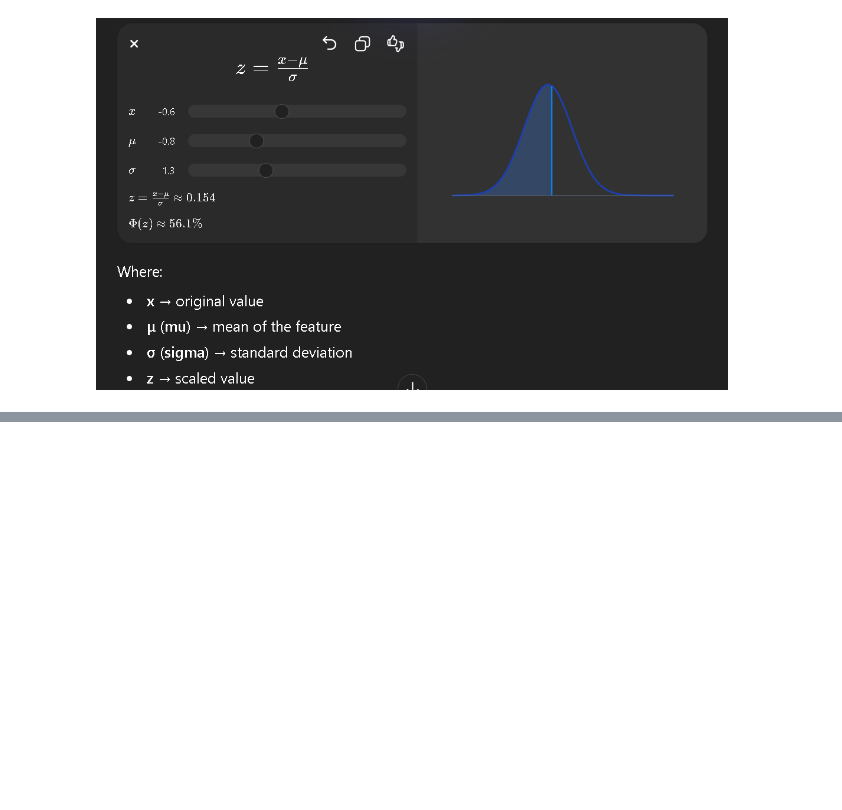
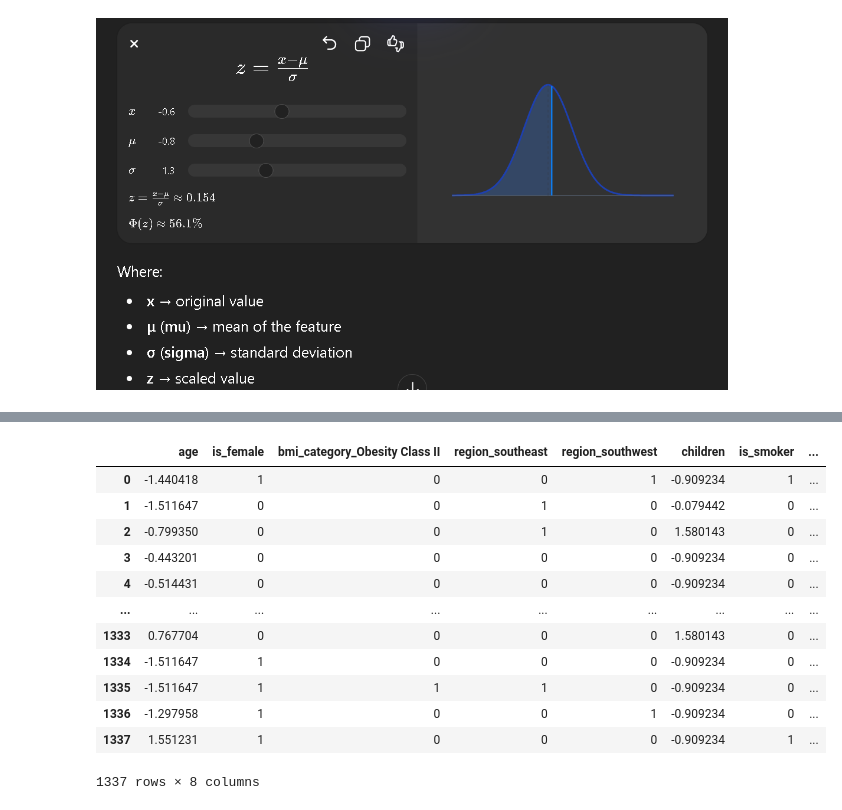
Before and after one commit to Anannya-Vyas/MACHINE-LEARNING-FROM-SCRATCH-, a Jupyter notebook: Machine_Learning_PART1.ipynb, the cells around one changed output, grey strips where cells are left out. Drawn from its saved outputs; the diff is of its cells as text; code cells hidden in the pictures; blank space fills up the shorter version.

Commit message:
module 1 done with eda data cleaning and feature scaling and feature engineering

```diff
--- a/Machine_Learning_PART1.ipynb
+++ b/Machine_Learning_PART1.ipynb
@@ -580,0 +697,11 @@ df_cleaned[cols] = scaler.fit_transform(df_cleaned[cols])
+# %%
+# Categorize 'charges' into 'Low', 'Medium', 'High' based on quantiles
+df_cleaned['charges_category'] = pd.qcut(df_cleaned['charges'],
+                                        q=3,
+                                        labels=['Low', 'Medium', 'High'])
+
+# Display the value counts for the new category to check distribution
+display(df_cleaned['charges_category'].value_counts())
+
+# Display the head of the DataFrame with the new column
+display(df_cleaned.head())
@@ -580,0 +721,18 @@ df_cleaned[cols] = scaler.fit_transform(df_cleaned[cols])
+# %%
+final_df=df_cleaned[['age','is_female','bmi_category_Obesity Class II', 'region_southeast',"region_southwest", 'children', 'is_smoker', 'charges']]
+# %%
+final_df
+# %% [output]
+|  | age | is_female | bmi_category_Obesity Class II | region_southeast | region_southwest | children | is_smoker | ... |
+| 0 | -1.440418 | 1 | 0 | 0 | 1 | -0.909234 | 1 | ... |
+| 1 | -1.511647 | 0 | 0 | 1 | 0 | -0.079442 | 0 | ... |
+| 2 | -0.799350 | 0 | 0 | 1 | 0 | 1.580143 | 0 | ... |
+| 3 | -0.443201 | 0 | 0 | 0 | 0 | -0.909234 | 0 | ... |
+| 4 | -0.514431 | 0 | 0 | 0 | 0 | -0.909234 | 0 | ... |
+| ... | ... | ... | ... | ... | ... | ... | ... | ... |
+| 1333 | 0.767704 | 0 | 0 | 0 | 0 | 1.580143 | 0 | ... |
+| 1334 | -1.511647 | 1 | 0 | 0 | 0 | -0.909234 | 0 | ... |
+| 1335 | -1.511647 | 1 | 1 | 1 | 0 | -0.909234 | 0 | ... |
+| 1336 | -1.297958 | 1 | 0 | 0 | 1 | -0.909234 | 0 | ... |
+| 1337 | 1.551231 | 1 | 0 | 0 | 0 | -0.909234 | 1 | ... |
+1337 rows × 8 columns
```
Also changed, not shown: parts of 5 cells of this notebook.
